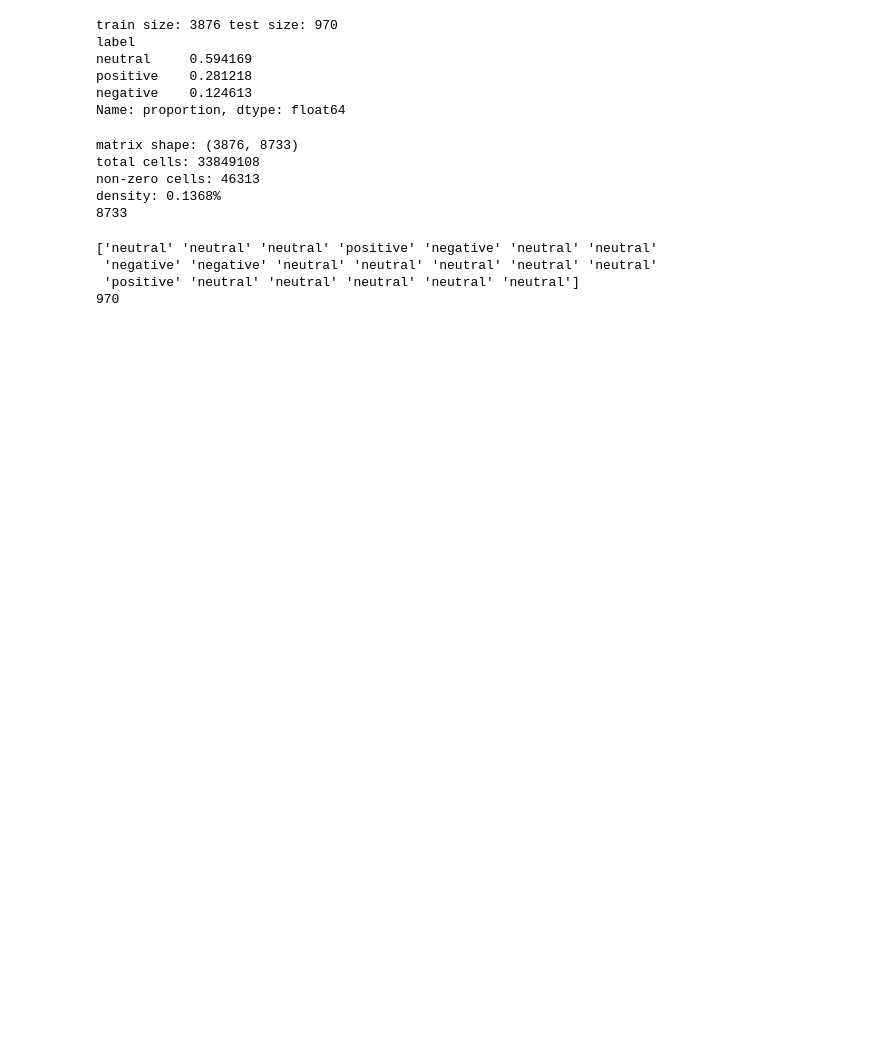
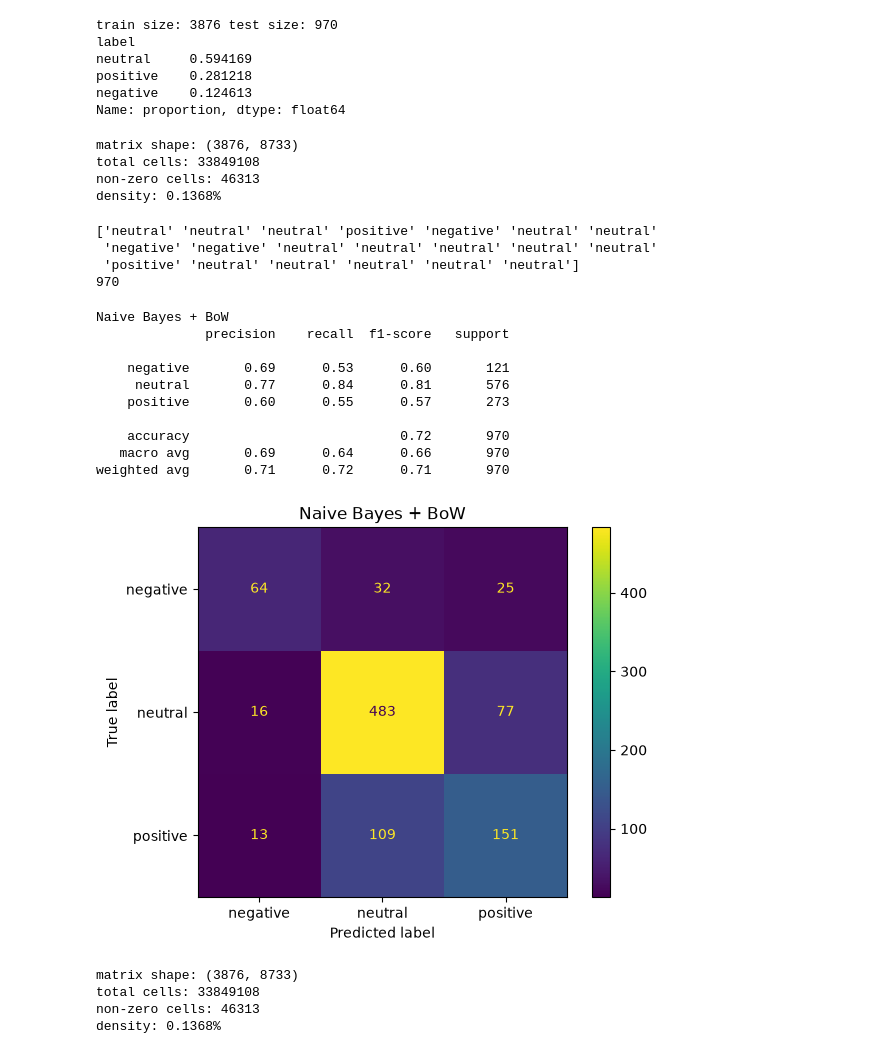
Before and after one commit to riccardotella/Sentiment_Analysis_of_Financial_News, a Jupyter notebook: notebooks/Task3_Sentiment_Classification.ipynb, the cells around one changed output. Cells and saved outputs as stored; diff of their text form; code cells hidden in the pictures; blank space fills up the shorter version.

```diff
--- a/notebooks/Task3_Sentiment_Classification.ipynb
+++ b/notebooks/Task3_Sentiment_Classification.ipynb
@@ -20,6 +20,25 @@ neutral     0.594169
 positive    0.281218
 negative    0.124613
 Name: proportion, dtype: float64
+# %%
+# REUSABLE EVALUATION FUNCTION (defined early so every later cell can call it)
+
+from pathlib import Path
+from sklearn.metrics import classification_report, ConfusionMatrixDisplay
+import matplotlib.pyplot as plt
+
+OUTPUT_DIR = Path("../results/task3_outputs")
+OUTPUT_DIR.mkdir(parents=True, exist_ok=True)
+
+def evaluate(y_true, y_pred, title=""):
+    print(title)
+    print(classification_report(y_true, y_pred))
+    ConfusionMatrixDisplay.from_predictions(y_true, y_pred)
+    plt.title(title)
+    # save a PNG named after the title (spaces/punct -> underscores)
+    fname = "".join(c if c.isalnum() else "_" for c in title).strip("_") or "confusion_matrix"
+    plt.savefig(OUTPUT_DIR / f"{fname}.png", dpi=300, bbox_inches="tight")
+    plt.show()
 # %%
 # VECTORIZING ( with bag of wordss)
 
@@ -36,12 +55,9 @@ print("matrix shape:", X_train_bow.shape)
 print("total cells:", X_train_bow.shape[0] * X_train_bow.shape[1])
 print("non-zero cells:", X_train_bow.nnz)
 print("density: %.4f%%" % (100 * X_train_bow.nnz / (X_train_bow.shape[0]*X_train_bow.shape[1])))
-
-print(len(vectorizer.get_feature_names_out()))
 # %% [output]
 matrix shape: (3876, 8733)
 total cells: 33849108
 non-zero cells: 46313
 density: 0.1368%
-8733
 # %%
@@ -61,3 +77,19 @@ print(len(y_pred))
  'negative' 'negative' 'neutral' 'neutral' 'neutral' 'neutral' 'neutral'
  'positive' 'neutral' 'neutral' 'neutral' 'neutral' 'neutral']
 970
+# %%
+# EVALUATION METRICS (Naive Bayes + BoW)
+
+evaluate(y_test, y_pred, "Naive Bayes + BoW")
+# %% [output]
+Naive Bayes + BoW
+              precision    recall  f1-score   support
+
+    negative       0.69      0.53      0.60       121
+     neutral       0.77      0.84      0.81       576
+    positive       0.60      0.55      0.57       273
+
+    accuracy                           0.72       970
+   macro avg       0.69      0.64      0.66       970
+weighted avg       0.71      0.72      0.71       970
+[figure, added]
@@ -63,0 +101,20 @@ print(len(y_pred))
+# %%
+# VECTORIZING (TF-IDF)
+
+from sklearn.feature_extraction.text import TfidfVectorizer
+
+vectorizer = TfidfVectorizer()
+X_train_tfidf = vectorizer.fit_transform(X_train)
+X_test_tfidf = vectorizer.transform(X_test)
+
+# SPARSITY of the Matrix
+
+print("matrix shape:", X_train_bow.shape)
+print("total cells:", X_train_bow.shape[0] * X_train_bow.shape[1])
+print("non-zero cells:", X_train_bow.nnz)
+print("density: %.4f%%" % (100 * X_train_bow.nnz / (X_train_bow.shape[0]*X_train_bow.shape[1])))
+# %% [output]
+matrix shape: (3876, 8733)
+total cells: 33849108
+non-zero cells: 46313
+density: 0.1368%
```
Also changed, not shown: parts of 5 cells of this notebook, 4 other files.
